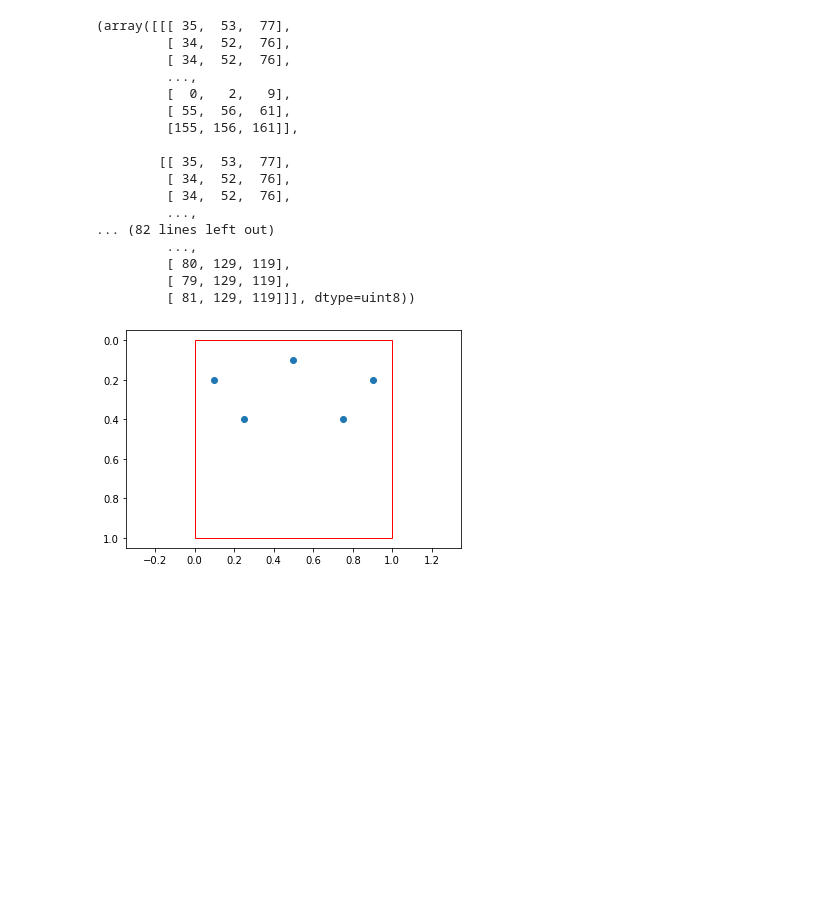
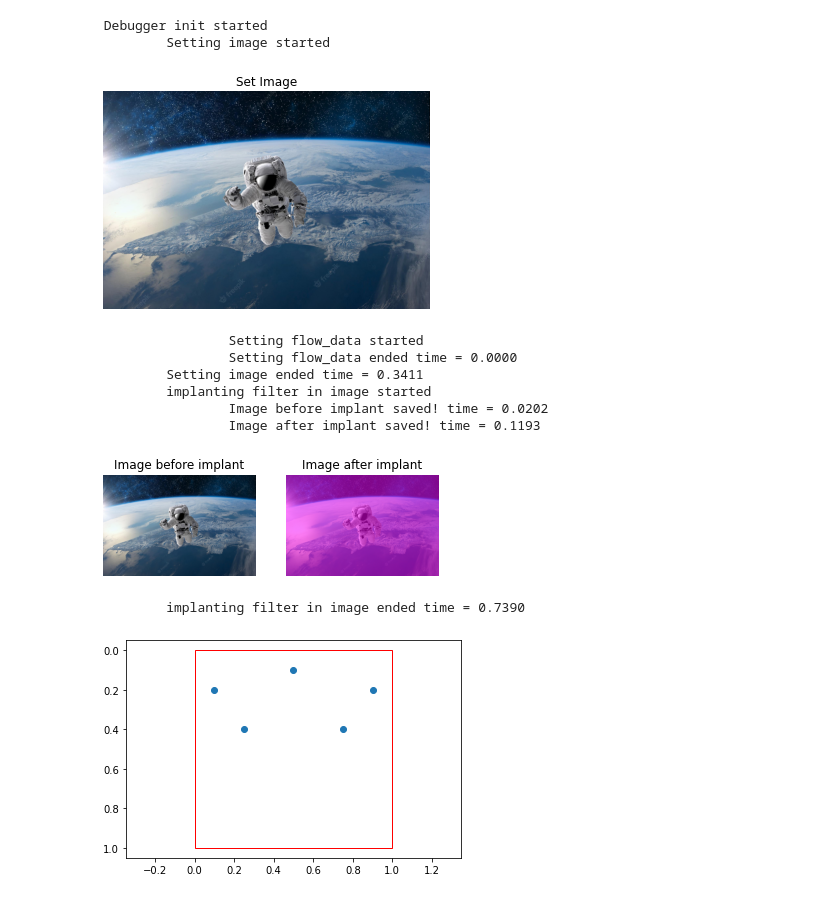
Before and after one commit to bateni1380/landpy, a Jupyter notebook: CodeFlow.ipynb, the cells around one changed output. Drawn from its saved outputs; the diff is of its cells as text; code cells hidden in the pictures; blank space fills up the shorter version.

Commit message:
Working on filters!

```diff
--- a/CodeFlow.ipynb
+++ b/CodeFlow.ipynb
@@ -56,23 +12,29 @@ np.sum(np.abs(image3-lab_image))
-# %%
-original_image, image3
-# %% [output]
-(array([[[ 35,  53,  77],
-         [ 34,  52,  76],
-         [ 34,  52,  76],
-         ...,
-         [  0,   2,   9],
-         [ 55,  56,  61],
-         [155, 156, 161]],
-
-        [[ 35,  53,  77],
-         [ 34,  52,  76],
-         [ 34,  52,  76],
-         ...,
-... (82 lines left out)
-         ...,
-         [ 80, 129, 119],
-         [ 79, 129, 119],
-         [ 81, 129, 119]]], dtype=uint8))
+# %%
+from PIL import Image
+import importlib
+import landpy
+from landpy import ImageLand, Debugger
+import numpy as np
+import matplotlib.pyplot as plt
+
+
+
+image = np.array(Image.open('test.jpg'))
+debugger = Debugger(textual_debug=True, visual_debug=True, show_file=False, show_line=False)
+land = ImageLand(image, debugger)
+land.implant_filter(None)
+# %% [output]
+ Debugger init started
+         Setting image started
+[figure, added]
+                 Setting flow_data started
+                 Setting flow_data ended time = 0.0000
+         Setting image ended time = 0.3411
+         implanting filter in image started
+                 Image before implant saved! time = 0.0202
+                 Image after implant saved! time = 0.1193
+[figure, added]
+         implanting filter in image ended time = 0.7390
 # %%
 from landpy import MarksLand, Debugger
 
```
Also changed, not shown: parts of 6 cells of this notebook, 5 other files.
